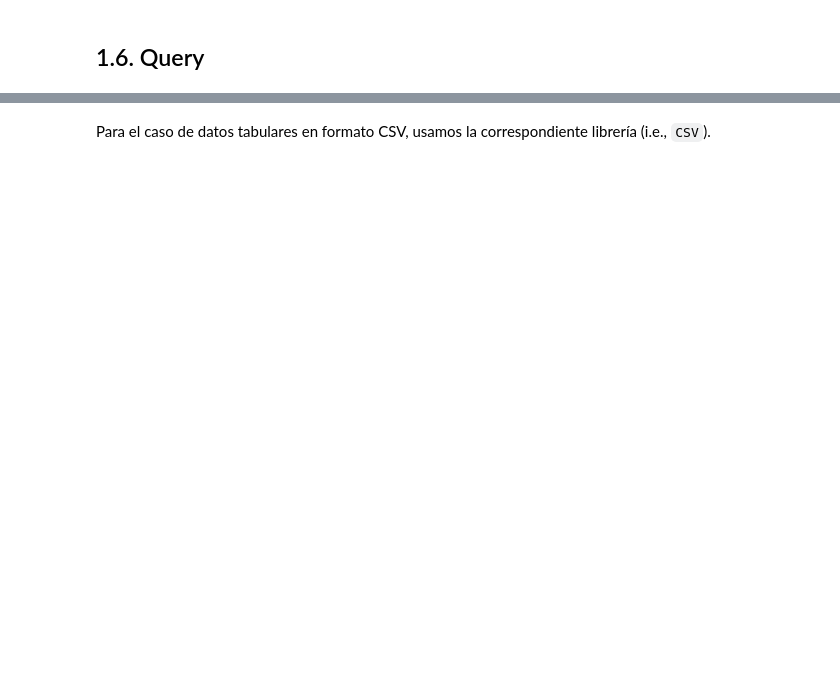
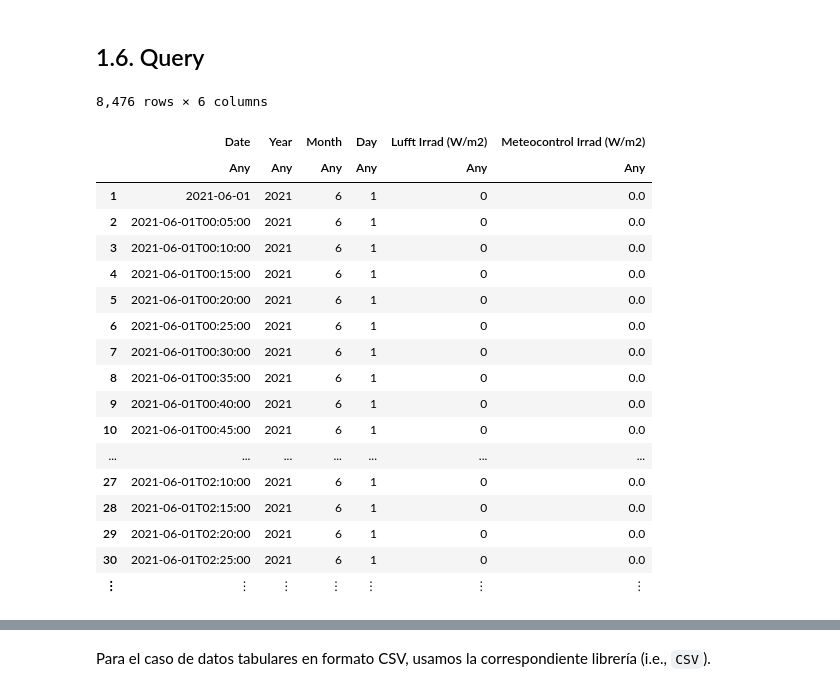
Before and after one commit to dcanonl/ua-imec2001-hc-202210, a Jupyter notebook: content/week2/C3_visualizaciones.ipynb, the cells around one changed output, grey strips where cells are left out. Saved outputs shown, nothing was run; the diff lists cells and outputs as text; code cells hidden in the pictures; blank space fills up the shorter version.

```diff
--- a/content/week2/C3_visualizaciones.ipynb
+++ b/content/week2/C3_visualizaciones.ipynb
@@ -76,8 +108,10 @@ Pkg.status()
 # %%
 using DataFrames, XLSX
 
-rad = DataFrame(XLSX.readtable("./data/SD_5Min.xlsx", "Radiacion", header=true)...)
+df = DataFrame(XLSX.readtable("./data/SD_5Min.xlsx", "Radiacion", header=true)...) # ./ es pwd()
 
-println("El DataFrame tiene $(size(df1)[1]) filas y $(size(df1)[2]) columnas.")
+rad = copy(df)
+
+println("El DataFrame tiene $(size(rad)[1]) filas y $(size(rad)[2]) columnas.")
 
 first(rad, 5)
@@ -213,0 +330,13 @@ first(rad[:, ["Date", "Year", "Month", "Day"]], 5)
+# %%
+_mes = []
+_dia = []
+
+for i in rad[:,"Date"]
+    push!(_mes, Dates.month(i))
+    push!(_dia, Dates.day(i))
+end
+
+rad[:, "Month"] = _mes # Creamos la columna "Month" y asignamos los valores "_mes"
+rad[:, "Day"] = _dia # Creamos la columna "Day" y asignamos los valores "_dia"
+
+first(rad[:, ["Date", "Year", "Month", "Day"]], 5)
@@ -232,9 +424,29 @@ unique(rad[:,"Day"])
 # %%
 #=
 Solo queremos ver datos para Junio-2021
 =#
 
-rad[ (rad[:, "Year"] .== 2021) .&& (rad[:, "Month"] .== 6), :]
+rad[ (rad[:, "Year"] .== 2021) .& (rad[:, "Month"] .== 6), :]
+# %% [output]
+8,476 rows × 6 columns
+|  | Date | Year | Month | Day | Lufft Irrad (W/m2) | Meteocontrol Irrad (W/m2) |
+|  | Any | Any | Any | Any | Any | Any |
+| 1 | 2021-06-01 | 2021 | 6 | 1 | 0 | 0.0 |
+| 2 | 2021-06-01T00:05:00 | 2021 | 6 | 1 | 0 | 0.0 |
+| 3 | 2021-06-01T00:10:00 | 2021 | 6 | 1 | 0 | 0.0 |
+| 4 | 2021-06-01T00:15:00 | 2021 | 6 | 1 | 0 | 0.0 |
+| 5 | 2021-06-01T00:20:00 | 2021 | 6 | 1 | 0 | 0.0 |
+| 6 | 2021-06-01T00:25:00 | 2021 | 6 | 1 | 0 | 0.0 |
+| 7 | 2021-06-01T00:30:00 | 2021 | 6 | 1 | 0 | 0.0 |
+| 8 | 2021-06-01T00:35:00 | 2021 | 6 | 1 | 0 | 0.0 |
+| 9 | 2021-06-01T00:40:00 | 2021 | 6 | 1 | 0 | 0.0 |
+| 10 | 2021-06-01T00:45:00 | 2021 | 6 | 1 | 0 | 0.0 |
+| ... | ... | ... | ... | ... | ... | ... |
+| 27 | 2021-06-01T02:10:00 | 2021 | 6 | 1 | 0 | 0.0 |
+| 28 | 2021-06-01T02:15:00 | 2021 | 6 | 1 | 0 | 0.0 |
+| 29 | 2021-06-01T02:20:00 | 2021 | 6 | 1 | 0 | 0.0 |
+| 30 | 2021-06-01T02:25:00 | 2021 | 6 | 1 | 0 | 0.0 |
+| ⋮ | ⋮ | ⋮ | ⋮ | ⋮ | ⋮ | ⋮ |
 # %%
 #=
 Solo queremos ver datos cuando Meteocontrol Irrad >= 400
```
Also changed, not shown: parts of 49 cells of this notebook, 1 other file.
